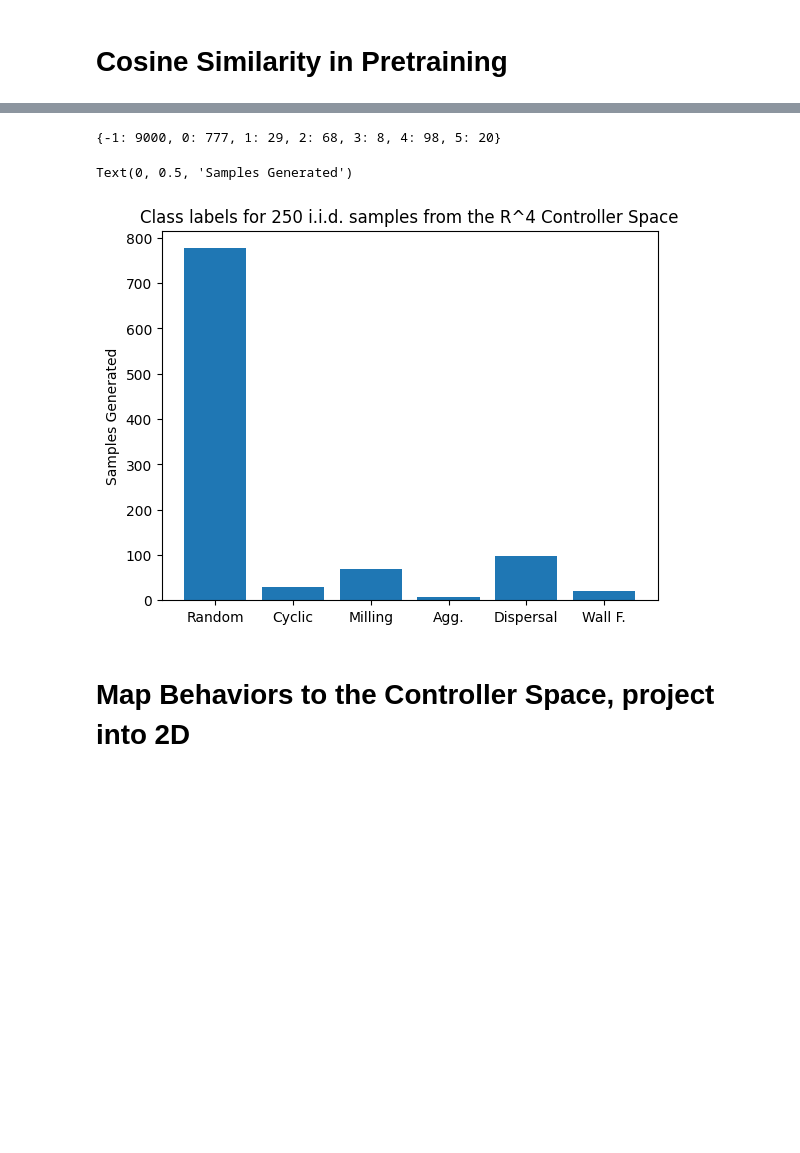
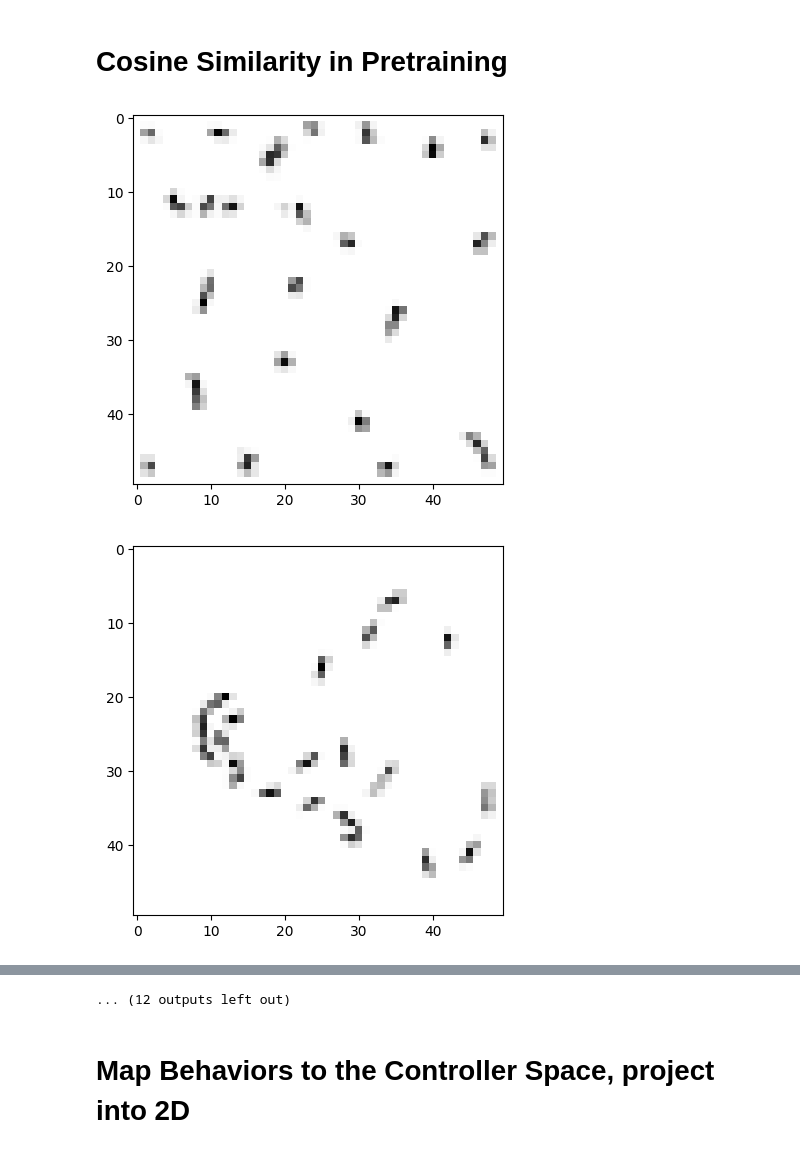
Before and after one commit to Connor-Mattson/SwarmBehaviorDiscovery, a Jupyter notebook: util.ipynb, the cells around one changed output, grey strips where cells are left out. Saved outputs shown, nothing was run; the diff lists cells and outputs as text; code cells hidden in the pictures; blank space fills up the shorter version.

```diff
--- a/util.ipynb
+++ b/util.ipynb
@@ -131,20 +131,23 @@ for score, i in top_five:
 # %%
 # Labeling Training Data
 from data.swarmset import SwarmDataset
 import matplotlib.pyplot as plt
 import time
-data = SwarmDataset("data/full-mini")
-START = 997
+data = SwarmDataset("data/validation-two-sensor-model")
+START = 0
 
 pairs = ""
 for i in range(START, len(data)):
     _inp = data[i][0]
     plt.imshow(_inp, cmap="Greys")
     plt.show()
-    time.sleep(1.25)
+    time.sleep(1.2)
     _class = input("Classification? ")
     if _class == None or _class == "":
         break
     pairs += f"{i}, {_class}\n"
 
 print(pairs)
+# %% [output]
+[figure, added]
+[figure, added]
@@ -151,3 +164,4 @@ print(pairs)
+... (12 outputs left out)
 # %%
 # Count the Proportions of classes given an I.I.D sampling of the behavior space
 from data.swarmset import SwarmDataset
@@ -185,10 +199,6 @@ plt.bar(x, y)
 plt.xticks(x, labels=["Random", "Cyclic", "Milling", "Agg.", "Dispersal", "Wall F."])
 plt.title("Class labels for 250 i.i.d. samples from the R^4 Controller Space")
 plt.ylabel("Samples Generated")
-# %% [output]
-{-1: 9000, 0: 777, 1: 29, 2: 68, 3: 8, 4: 98, 5: 20}
-Text(0, 0.5, 'Samples Generated')
-[figure, removed]
 # %% [markdown]
 # Map Behaviors to the Controller Space, project into 2D
 # %%
```
Also changed, not shown: parts of 3 cells of this notebook, 11 other files.
